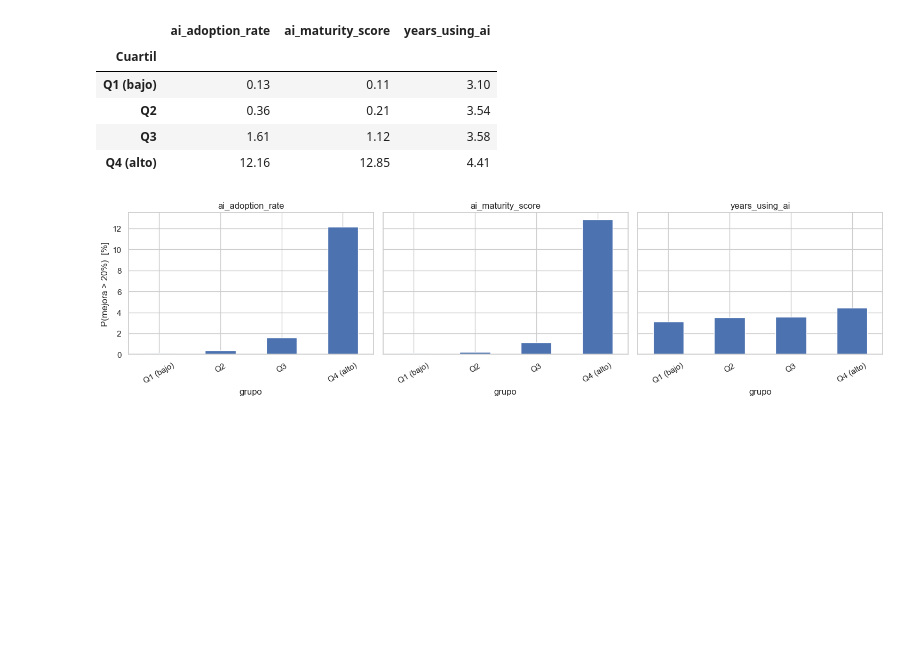
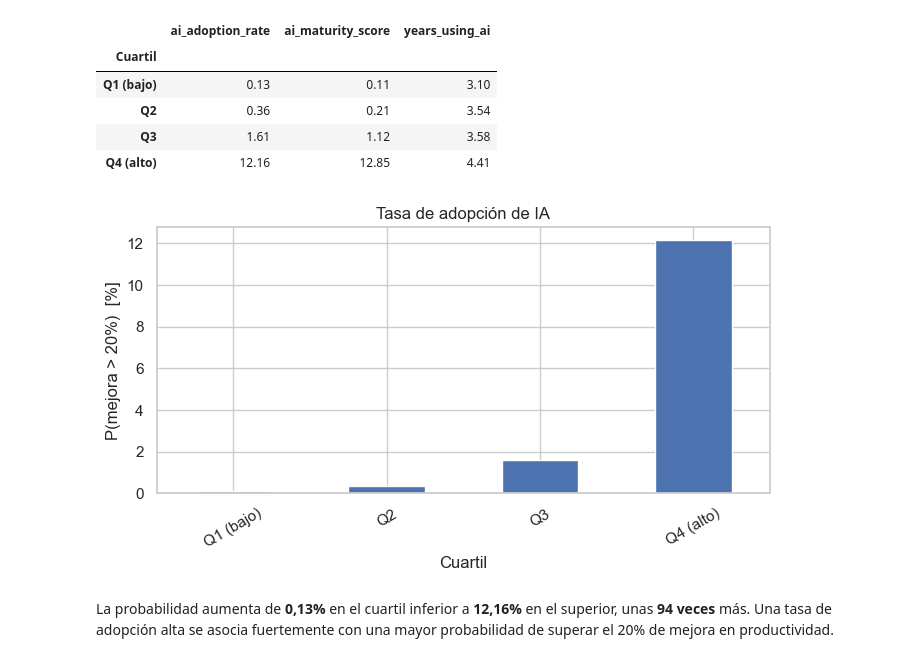
Before and after one commit to Ericsig/DiploDatos, a Jupyter notebook: notebook/eda_notebook.ipynb, the cells around one changed output. Saved outputs shown, nothing was run; the diff lists cells and outputs as text; code cells hidden in the pictures; blank space fills up the shorter version.

```diff
--- a/notebook/eda_notebook.ipynb
+++ b/notebook/eda_notebook.ipynb
@@ -1583,15 +1708,18 @@ P(mejora de productividad > 20%) por cuartil de cada variable de IA:
 | Q3 | 1.61 | 1.12 | 3.58 |
 | Q4 (alto) | 12.16 | 12.85 | 4.41 |
 # %%
-fig, axes = plt.subplots(1, len(vars_ia), figsize=(15, 4), sharey=True)
-
-for ax, v in zip(axes, vars_ia):
-    prob_por_cuartil(company_limpio, v).plot(kind='bar', ax=ax, color='#4C72B0')
-    ax.set_title(v)
-    ax.set_ylabel(f'P(mejora > {UMBRAL}%)  [%]')
-    ax.tick_params(axis='x', rotation=30)
-
+ax = prob_por_cuartil(company_limpio, 'ai_adoption_rate').plot(
+    kind='bar', figsize=(7, 4), color='#4C72B0'
+)
+ax.set_title('Tasa de adopción de IA')
+ax.set_xlabel('Cuartil')
+ax.set_ylabel(f'P(mejora > {UMBRAL}%)  [%]')
+ax.tick_params(axis='x', rotation=30)
 plt.tight_layout()
 plt.show()
 # %% [output]
-[figure, old version]
+[figure, new version]
+# %% [markdown]
+La probabilidad aumenta de **0,13%** en el cuartil inferior a **12,16%** en el
+superior, unas **94 veces** más. Una tasa de adopción alta se asocia fuertemente con
+una mayor probabilidad de superar el 20% de mejora en productividad.
```
Also changed, not shown: parts of 80 cells of this notebook.
